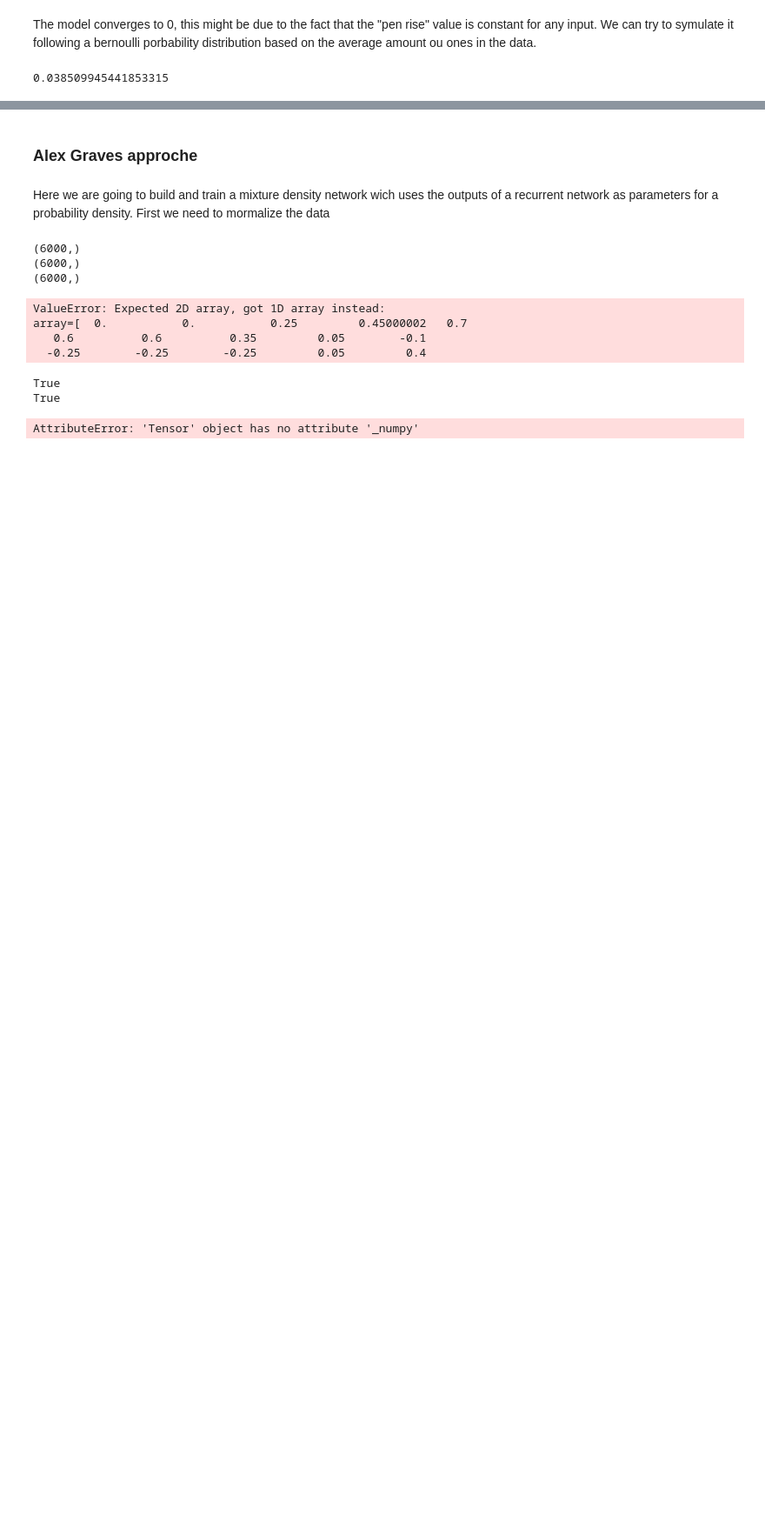
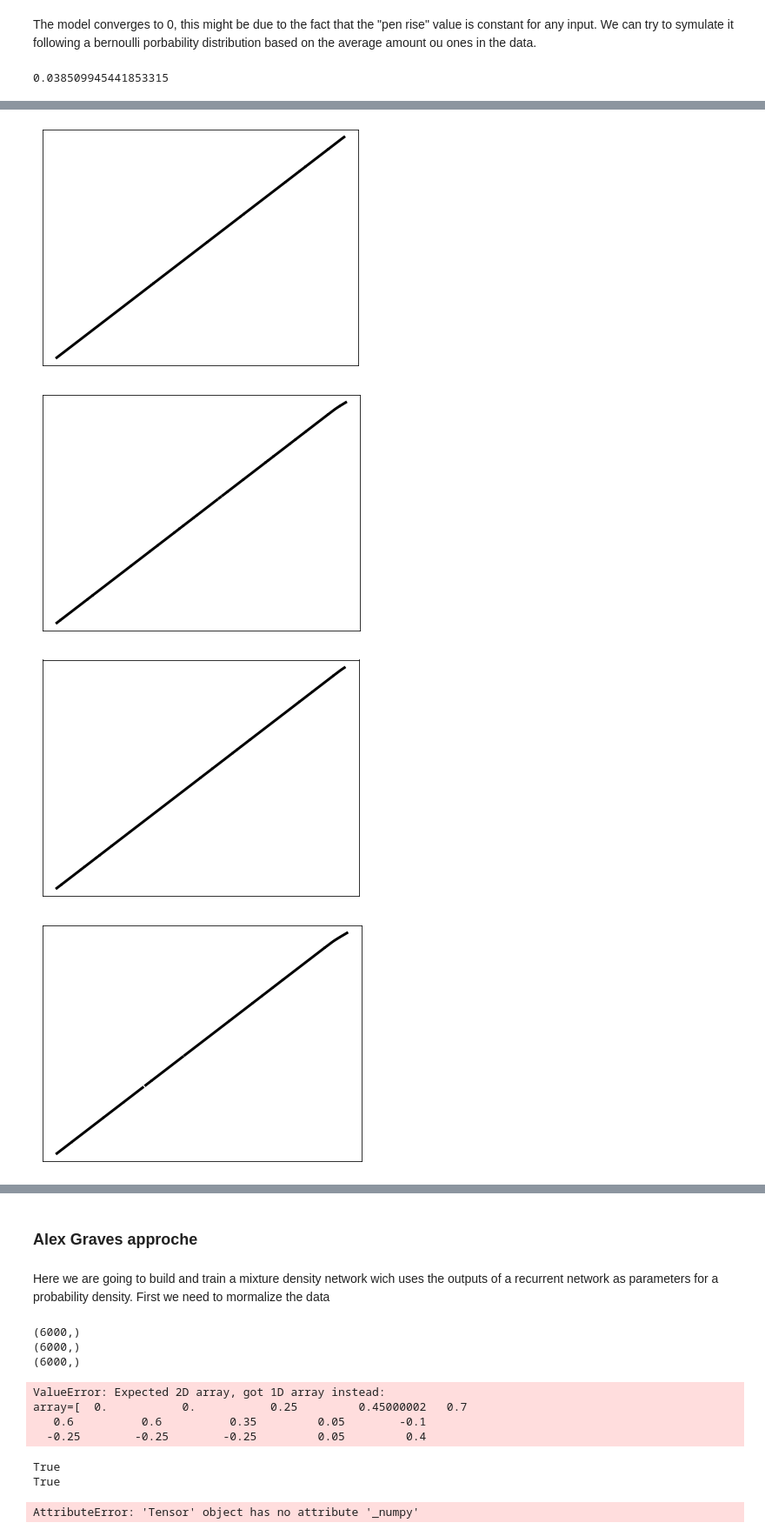
Before and after one commit to HEIMaxER/descript-research-test, a Jupyter notebook: notebooks/Model training.ipynb, the cells around one changed output, grey strips where cells are left out. Shown at 87% size. Saved outputs shown, nothing was run; the diff lists cells and outputs as text; code cells hidden in the pictures; blank space fills up the shorter version.

Commit message:
double output unconditional generation

```diff
--- a/notebooks/Model training.ipynb
+++ b/notebooks/Model training.ipynb
@@ -311,0 +409,57 @@ Well some segments seem like they could be hand drawn but most of them are just
+# %%
+from keras.models import load_model
+from utils import plot_stroke
+import random as rd
+import numpy as np
+
+seeds = np.load('../data/X_test.npy', allow_pickle=True)
+saved_model = load_model('../models/unconditional_generation_model_double_output.h5')
+
+p = 0.038509945441853315
+
+for k in range(5):
+    gen_len = 400 + rd.randint(0, 50)
+    gen_stroke = []
+
+    gen_buffer = seeds[rd.randint(0, len(seeds))]
+
+    start_gen = 0
+    i = 0
+
+    while start_gen == 0 and i <1000:
+        new_step = saved_model.predict(np.array([gen_buffer]))
+        if rd.random() <= p :
+            new_step[0][0][0] = 1
+            start_gen = 1
+        else :
+            new_step[0][0][0] = 0
+        new_step = np.array([new_step[0][0][0], new_step[1][0][0], new_step[1][0][1]])
+        new_step = np.reshape(new_step, newshape=(1, 3))
+        gen_buffer = gen_buffer[1:]
+        gen_buffer = np.append(gen_buffer, new_step, axis=0)
+        i+=1
+
+    stop_gen = 0
+    i=0
+    while i <gen_len:
+        new_step = saved_model.predict(np.array([gen_buffer]))
+        if rd.random() <= p :
+            new_step[0][0][0] = 1
+            if i >= gen_len:
+                stop_gen = 1
+        else :
+            new_step[0][0][0] = 0
+        new_step = np.array([new_step[0][0][0], new_step[1][0][0], new_step[1][0][1]])
+        new_step = np.reshape(new_step, newshape=(1, 3))
+        gen_buffer = gen_buffer[1:]
+        gen_buffer = np.append(gen_buffer, new_step, axis=0)
+        gen_stroke.append(new_step[0])
+        i+=1
+    gen_stroke = np.array(gen_stroke)
+#     print(gen_stroke)
+    plot_stroke(gen_stroke)
+# %% [output]
+[figure, added]
+[figure, added]
+[figure, added]
+[figure, added]
```
Also changed, not shown: parts of 7 cells of this notebook, 1 other file.
